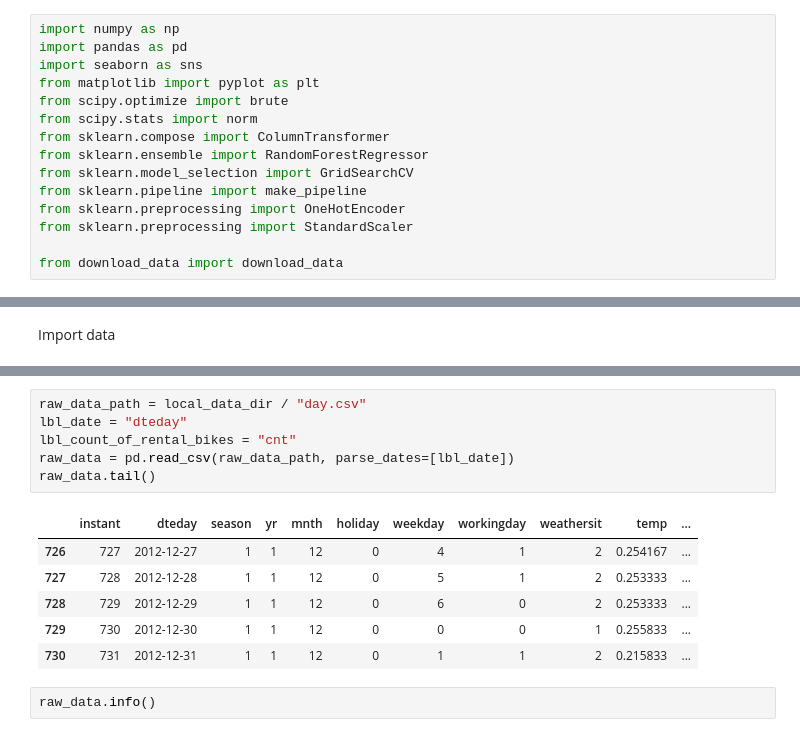
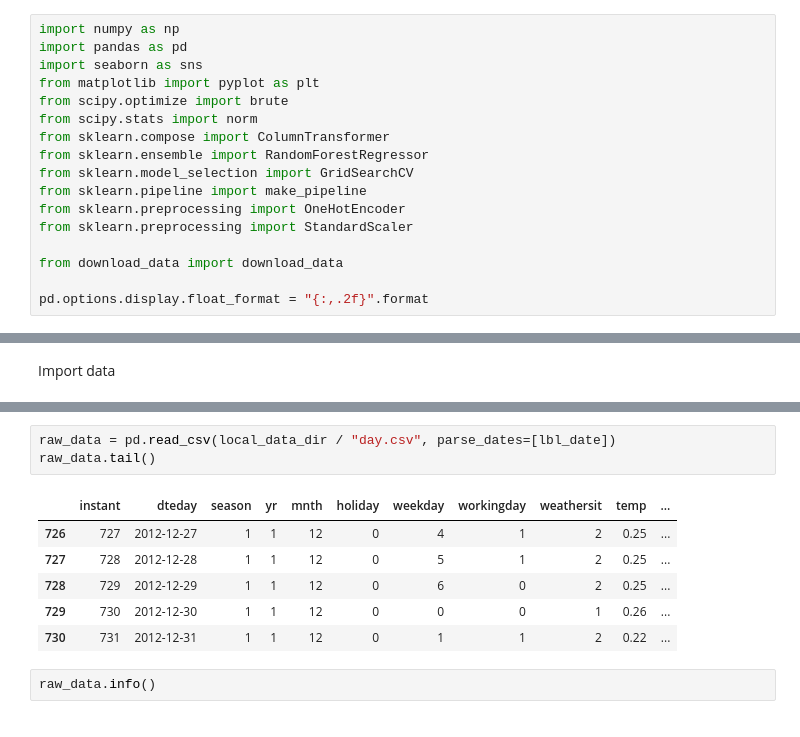
Before and after one commit to khrapovs/playing-with-uci-bike-sharing-data, a Jupyter notebook: notebook.ipynb, the cells around one changed output, grey strips where cells are left out. Cells and saved outputs as stored; diff of their text form.

```diff
--- a/notebook.ipynb
+++ b/notebook.ipynb
@@ -18,4 +20,6 @@ from sklearn.preprocessing import OneHotEncoder
 from sklearn.preprocessing import StandardScaler
 
 from download_data import download_data
+
+pd.options.display.float_format = "{:,.2f}".format
 # %% [markdown]
@@ -27,16 +43,13 @@ Import data
 # %%
-raw_data_path = local_data_dir / "day.csv"
-lbl_date = "dteday"
-lbl_count_of_rental_bikes = "cnt"
-raw_data = pd.read_csv(raw_data_path, parse_dates=[lbl_date])
+raw_data = pd.read_csv(local_data_dir / "day.csv", parse_dates=[lbl_date])
 raw_data.tail()
 # %% [output]
 |  | instant | dteday | season | yr | mnth | holiday | weekday | workingday | weathersit | temp | ... |
-| 726 | 727 | 2012-12-27 | 1 | 1 | 12 | 0 | 4 | 1 | 2 | 0.254167 | ... |
-| 727 | 728 | 2012-12-28 | 1 | 1 | 12 | 0 | 5 | 1 | 2 | 0.253333 | ... |
-| 728 | 729 | 2012-12-29 | 1 | 1 | 12 | 0 | 6 | 0 | 2 | 0.253333 | ... |
-| 729 | 730 | 2012-12-30 | 1 | 1 | 12 | 0 | 0 | 0 | 1 | 0.255833 | ... |
-| 730 | 731 | 2012-12-31 | 1 | 1 | 12 | 0 | 1 | 1 | 2 | 0.215833 | ... |
+| 726 | 727 | 2012-12-27 | 1 | 1 | 12 | 0 | 4 | 1 | 2 | 0.25 | ... |
+| 727 | 728 | 2012-12-28 | 1 | 1 | 12 | 0 | 5 | 1 | 2 | 0.25 | ... |
+| 728 | 729 | 2012-12-29 | 1 | 1 | 12 | 0 | 6 | 0 | 2 | 0.25 | ... |
+| 729 | 730 | 2012-12-30 | 1 | 1 | 12 | 0 | 0 | 0 | 1 | 0.26 | ... |
+| 730 | 731 | 2012-12-31 | 1 | 1 | 12 | 0 | 1 | 1 | 2 | 0.22 | ... |
 # %%
 raw_data.info()
 # %% [output]
```
Also changed, not shown: parts of 53 cells of this notebook.
